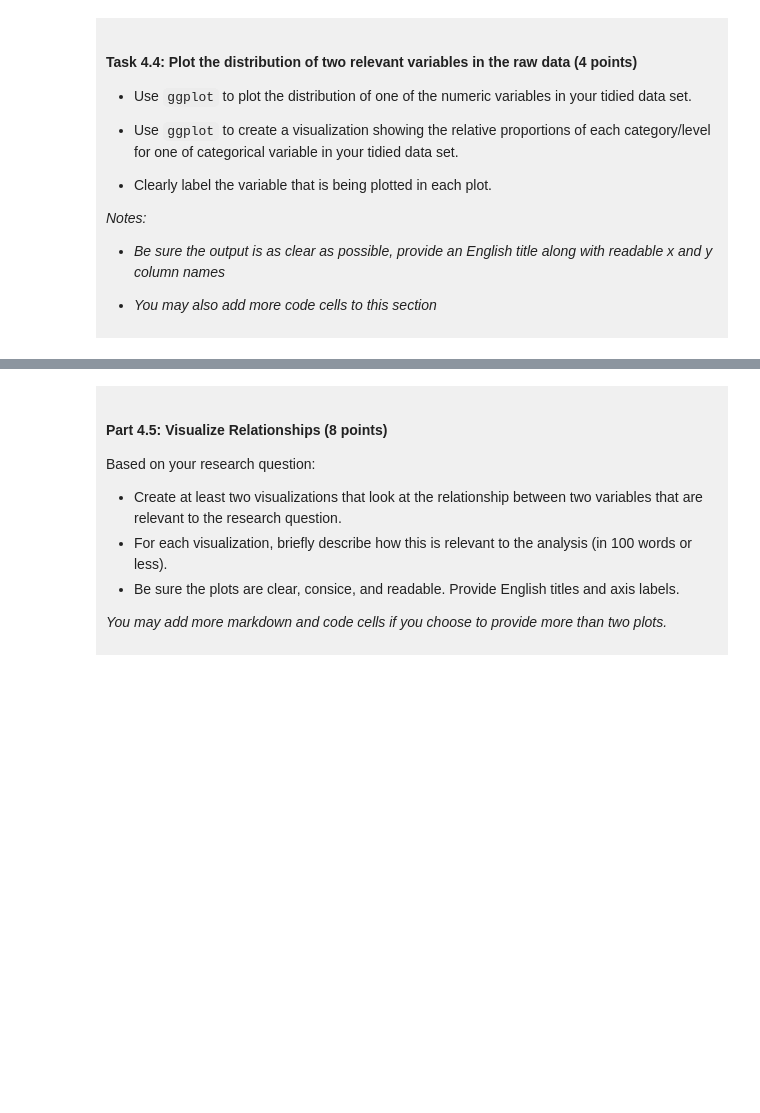
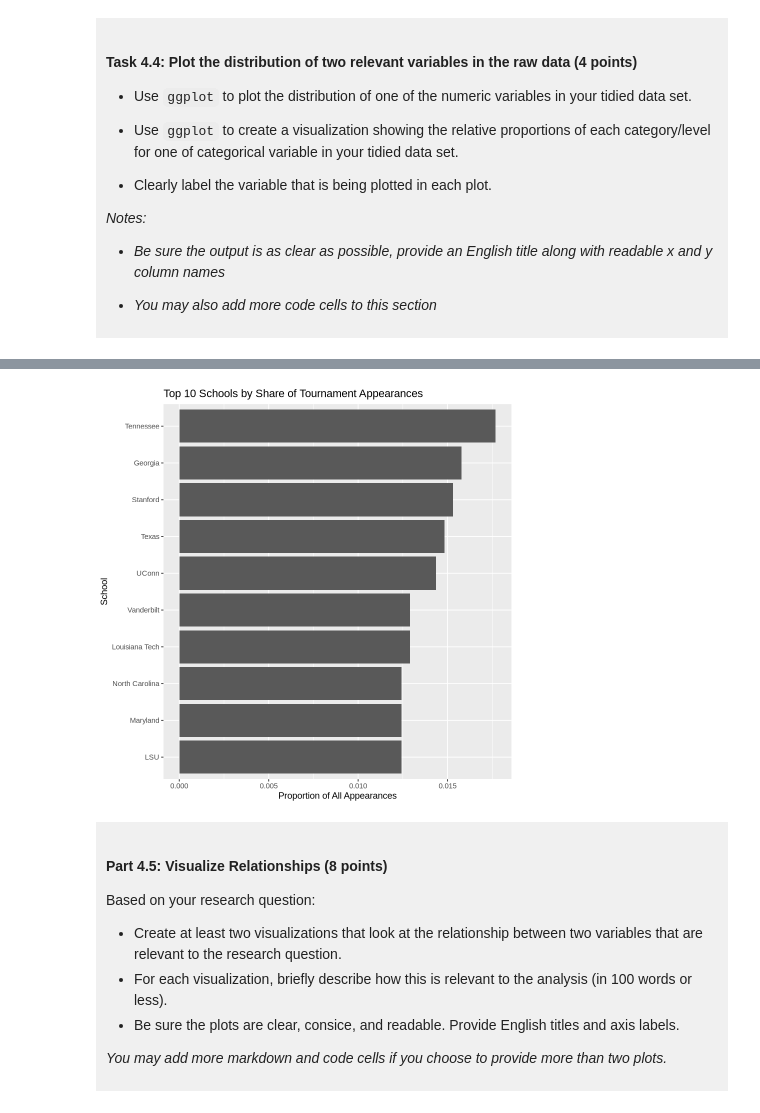
Before and after one commit to afox2909/dsci100_project_athenefox, a Jupyter notebook: dsci-100-project-notebook.ipynb, the cells around one changed output, grey strips where cells are left out. Drawn from its saved outputs; the diff is of its cells as text; code cells hidden in the pictures; blank space fills up the shorter version.

```diff
--- a/dsci-100-project-notebook.ipynb
+++ b/dsci-100-project-notebook.ipynb
@@ -318,5 +364,21 @@ You will refine your research question (if needed) and produce a tidy data set.
 # %%
-### EDIT THIS CODE CELL FOR PLOT 2 ###
+school_props <- my_data |>
+  count(school) |>
+  mutate(proportion = n / sum(n)) |>
+  slice_max(proportion, n = 10, with_ties = FALSE)
+
+school_plot <- ggplot(school_props, aes(x = reorder(school, proportion), y = proportion)) +
+  geom_col() +
+  coord_flip() +
+  labs(
+    title = "Top 10 Schools by Share of Tournament Appearances",
+    x = "School",
+    y = "Proportion of All Appearances"
+  )
+
+school_plot
+# %% [output]
+[figure, added]
 # %% [markdown]
 <div style="background-color: #f0f0f0; padding: 10px;">
 
```
Also changed, not shown: parts of 13 cells of this notebook.
